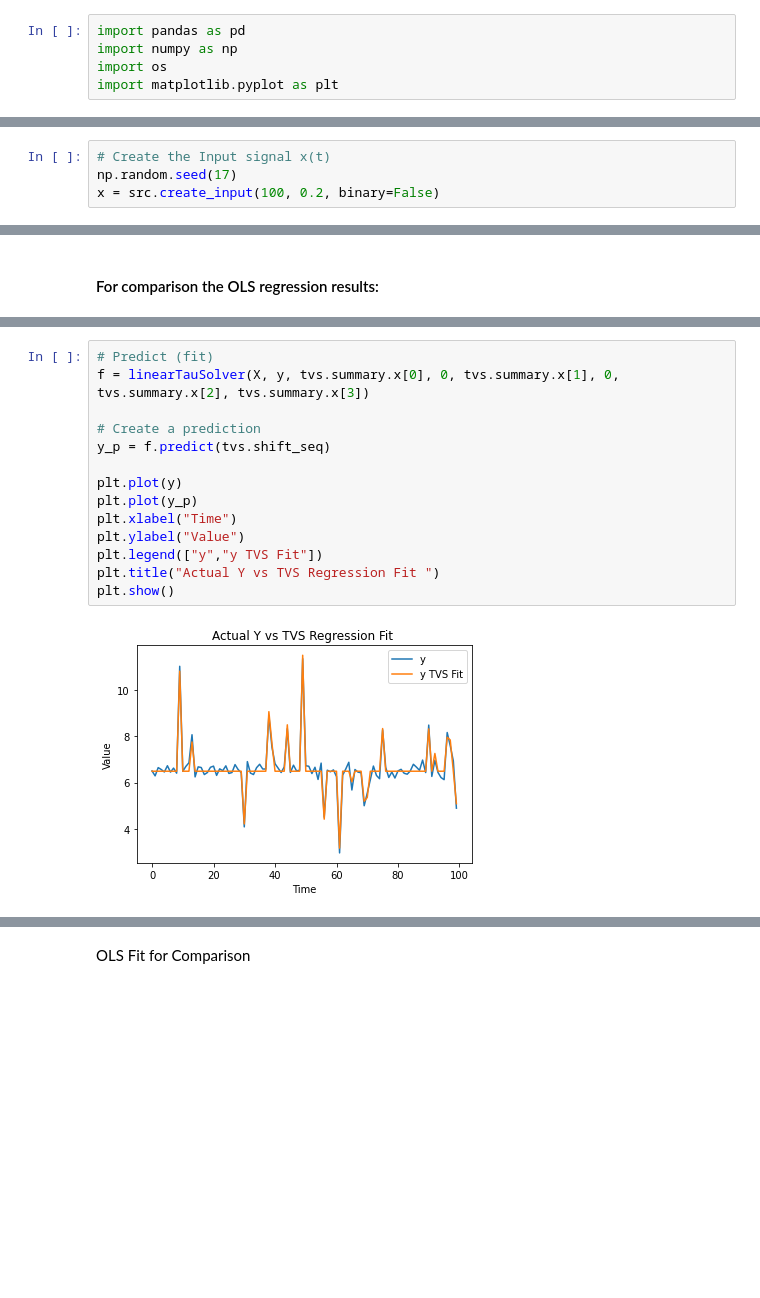
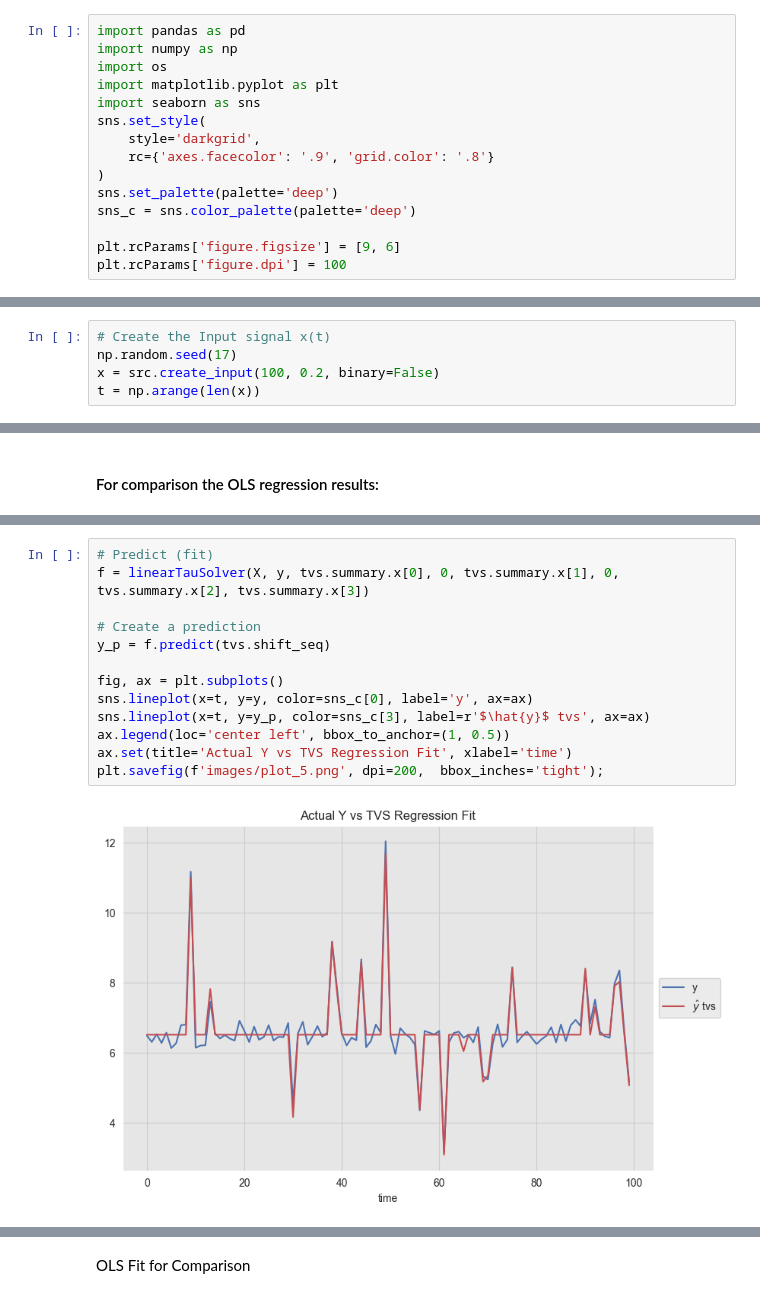
Before and after one commit to aaron1rcl/tvs_regression, a Jupyter notebook: notebooks/1_univariate_example.ipynb, the cells around one changed output, grey strips where cells are left out. Drawn from its saved outputs; the diff is of its cells as text; blank space fills up the shorter version.

Commit message:
Add Seaborn Plots (#17)
* add seaborn

* add seaborn images

* png images

```diff
--- a/notebooks/1_univariate_example.ipynb
+++ b/notebooks/1_univariate_example.ipynb
@@ -5,4 +5,14 @@ import pandas as pd
 import numpy as np
 import os
 import matplotlib.pyplot as plt
+import seaborn as sns
+sns.set_style(
+    style='darkgrid',
+    rc={'axes.facecolor': '.9', 'grid.color': '.8'}
+)
+sns.set_palette(palette='deep')
+sns_c = sns.color_palette(palette='deep')
+
+plt.rcParams['figure.figsize'] = [9, 6]
+plt.rcParams['figure.dpi'] = 100
 # %%
@@ -37,3 +52,4 @@ The series x(t) is assumed to have the following properties:
 # Create the Input signal x(t)
 np.random.seed(17)
 x = src.create_input(100, 0.2, binary=False)
+t = np.arange(len(x))
@@ -198,16 +219,15 @@ plt.show()
 # %%
 # Predict (fit)
 f = linearTauSolver(X, y, tvs.summary.x[0], 0, tvs.summary.x[1], 0, tvs.summary.x[2], tvs.summary.x[3])
 
 # Create a prediction
 y_p = f.predict(tvs.shift_seq)
 
-plt.plot(y)
-plt.plot(y_p)
-plt.xlabel("Time")
-plt.ylabel("Value")
-plt.legend(["y","y TVS Fit"])
-plt.title("Actual Y vs TVS Regression Fit ")
-plt.show()
+fig, ax = plt.subplots()
+sns.lineplot(x=t, y=y, color=sns_c[0], label='y', ax=ax)
+sns.lineplot(x=t, y=y_p, color=sns_c[3], label=r'$\hat{y}$ tvs', ax=ax)
+ax.legend(loc='center left', bbox_to_anchor=(1, 0.5))
+ax.set(title='Actual Y vs TVS Regression Fit', xlabel='time')
+plt.savefig(f'images/plot_5.png', dpi=200,  bbox_inches='tight');
 # %% [output]
-[figure, old version]
+[figure, new version]
```
Also changed, not shown: parts of 21 cells of this notebook, 9 other files.
